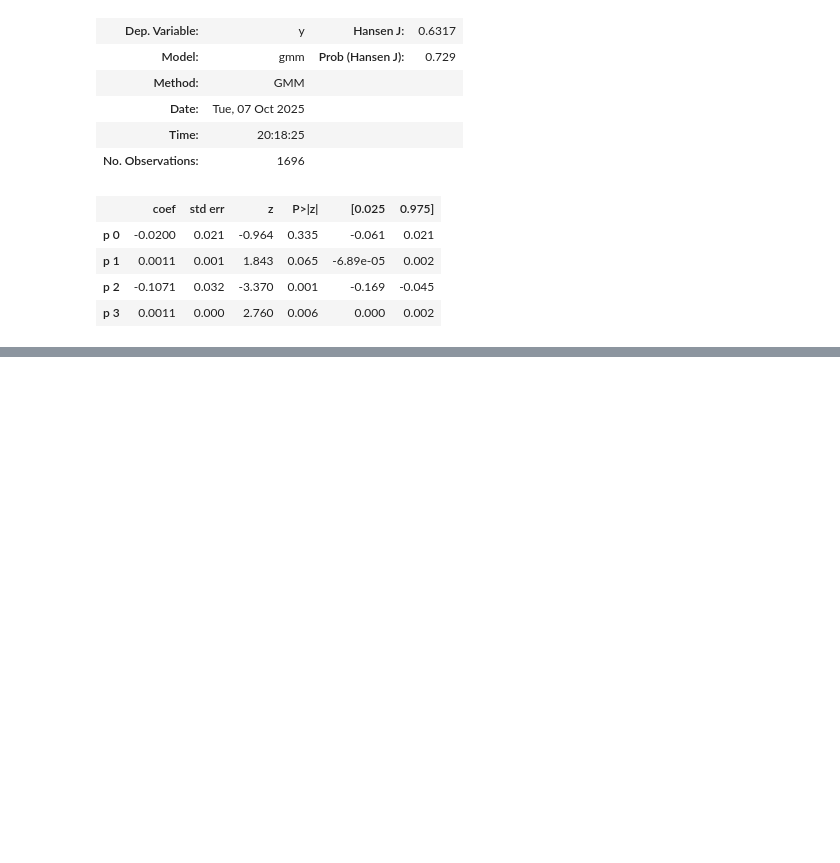
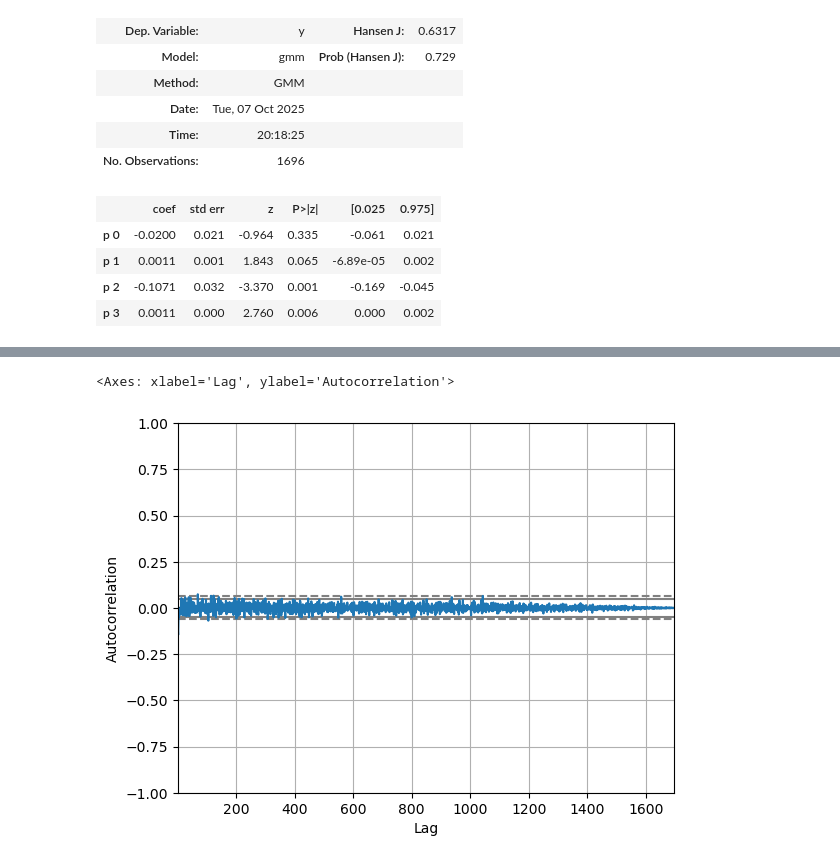
Before and after one commit to lucas-ben/mba-business-analytics, a Jupyter notebook: courses/predictive-modelling/lecture5_predictivemodelling.ipynb, the cells around one changed output, grey strips where cells are left out. Drawn from its saved outputs; the diff is of its cells as text; code cells hidden in the pictures; blank space fills up the shorter version.

```diff
--- a/courses/predictive-modelling/lecture5_predictivemodelling.ipynb
+++ b/courses/predictive-modelling/lecture5_predictivemodelling.ipynb
@@ -205,0 +221,5 @@ gmm Results
+# %%
+pd.plotting.autocorrelation_plot(residuals['Residuals'])
+# %% [output]
+<Axes: xlabel='Lag', ylabel='Autocorrelation'>
+[figure, added]
```
Also changed, not shown: parts of 4 cells of this notebook, 1 other file.
